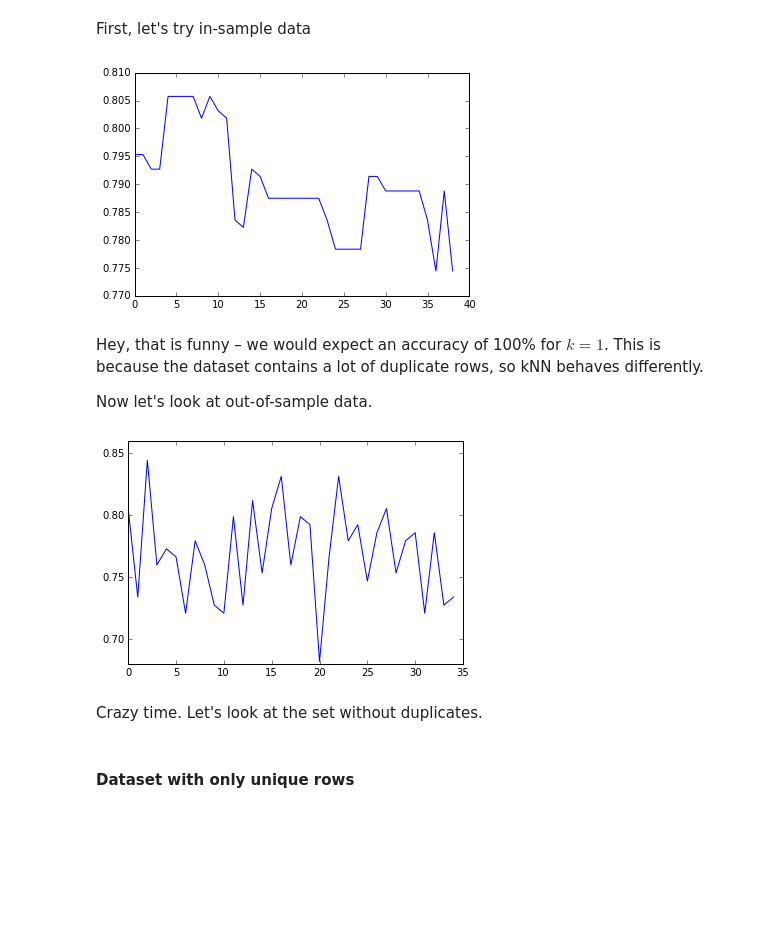
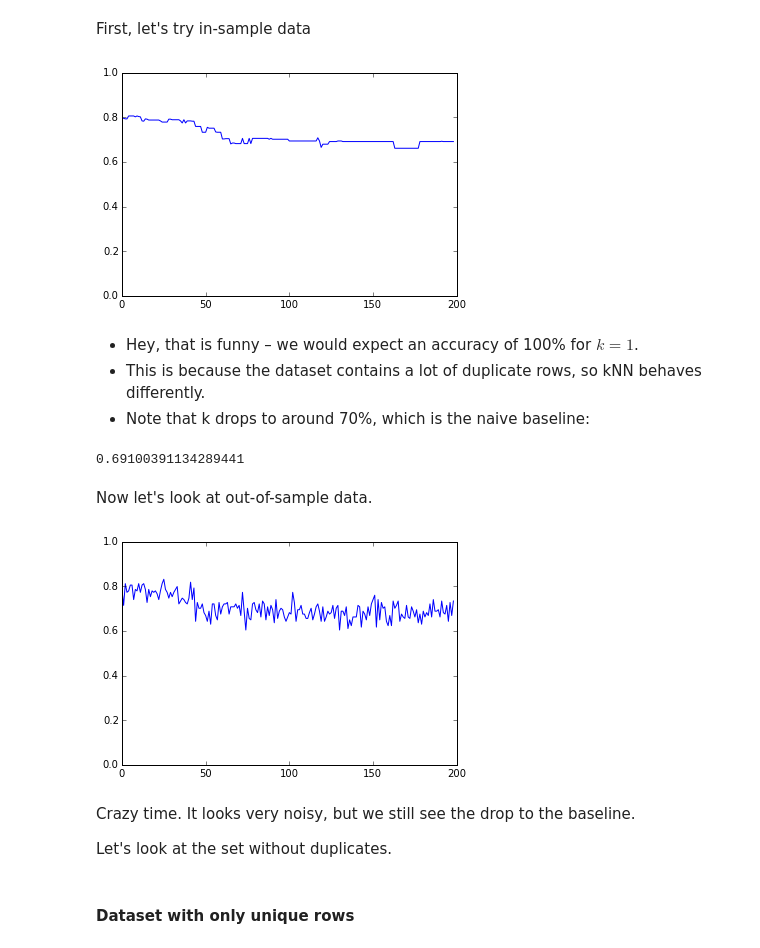
Before and after one commit to rubennaeff/GADS23, a Jupyter notebook: 5_intro_to_ml/k_nearest_neighbors_solutions.ipynb, the cells around one changed output. Saved outputs shown, nothing was run; the diff lists cells and outputs as text; code cells hidden in the pictures; blank space fills up the shorter version.

```diff
--- a/5_intro_to_ml/k_nearest_neighbors_solutions.ipynb
+++ b/5_intro_to_ml/k_nearest_neighbors_solutions.ipynb
@@ -86,25 +86,36 @@ from matplotlib import pyplot as plt
 %matplotlib inline
 
 scores = []
-for k in xrange(1, 40):
+for k in xrange(1, 200):
     scores.append(KNeighborsClassifier(n_neighbors=k).fit(X, y).score(X, y))
 f = plt.plot(scores)
+f = plt.ylim(0,1)
 # %% [output]
-[figure, old version]
+[figure, new version]
 # %% [markdown]
-Hey, that is funny – we would expect an accuracy of 100% for $k=1$. This is because the dataset contains a lot of duplicate rows, so kNN behaves differently.
-
-Now let's look at out-of-sample data.
+- Hey, that is funny – we would expect an accuracy of 100% for $k=1$.
+- This is because the dataset contains a lot of duplicate rows, so kNN behaves differently.
+- Note that k drops to around 70%, which is the naive baseline:
+# %%
+np.mean(y)
+# %% [output]
+0.69100391134289441
+# %% [markdown]
+
+Now let's look at out-of-sample data.
 # %%
 scores = []
-for k in xrange(1, 36):
+for k in xrange(1, 200):
     X_train, X_test, y_train, y_test = train_test_split(X, y, train_size=.8)
     scores.append(KNeighborsClassifier(n_neighbors=k).fit(X_train, y_train).score(X_test, y_test))
 f = plt.plot(scores)
+f = plt.ylim(0,1)
 # %% [output]
-[figure, old version]
+[figure, new version]
 # %% [markdown]
-Crazy time. Let's look at the set without duplicates.
+Crazy time. It looks very noisy, but we still see the drop to the baseline.
+
+Let's look at the set without duplicates.
 # %% [markdown]
 #### Dataset with only unique rows
 # %% [markdown]
```
Also changed, not shown: parts of 19 cells of this notebook.
